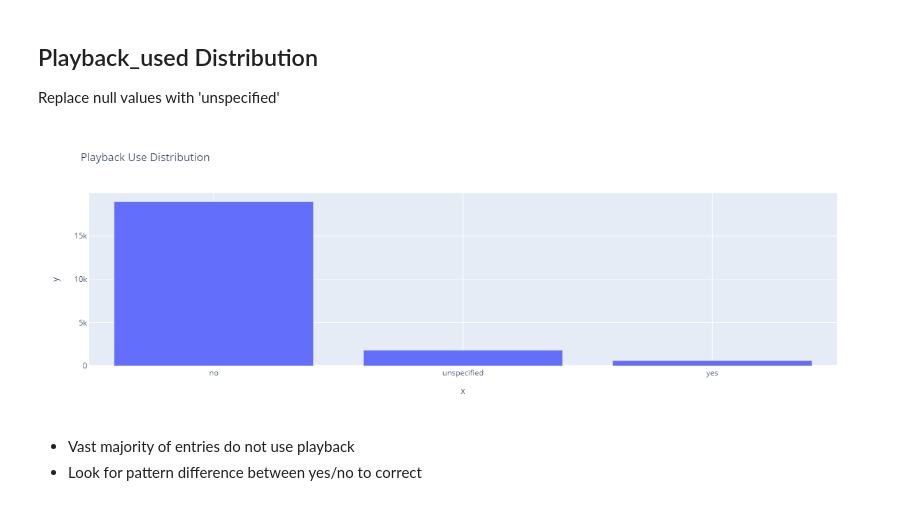
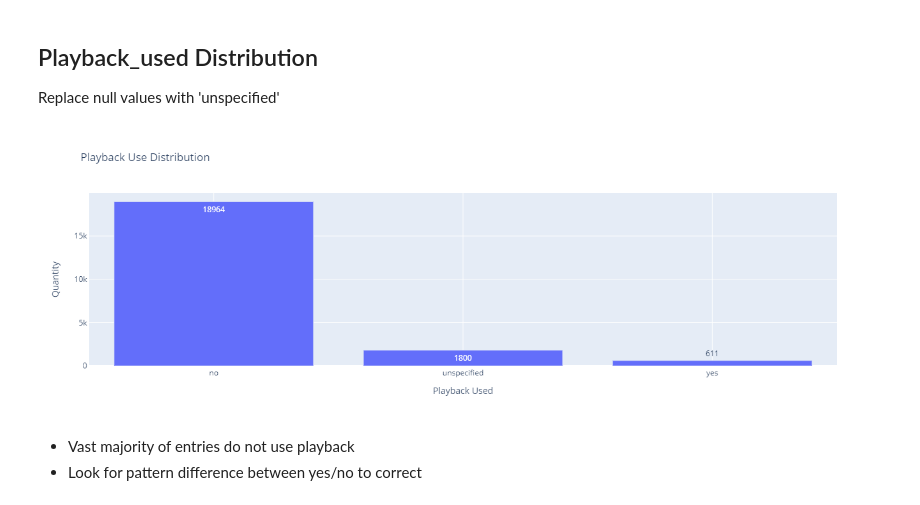
Before and after one commit to CSLukeW/Birdcall-Identification-EDA-FA, a Jupyter notebook: Notebooks/eda.ipynb, the cells around one changed output. Saved outputs shown, nothing was run; the diff lists cells and outputs as text; code cells hidden in the pictures.

```diff
--- a/Notebooks/eda.ipynb
+++ b/Notebooks/eda.ipynb
@@ -97,9 +97,9 @@ Replace null values with 'unspecified'
 # %%
 train['playback_used'].fillna('unspecified', inplace=True)
 counts = train['playback_used'].value_counts()
-xp.bar(x=counts.index, y=counts, title='Playback Use Distribution')
+xp.bar(x=counts.index, y=counts, text=counts, title='Playback Use Distribution', labels={'x':'Playback Used', 'y':'Quantity'})
 # %% [output]
-[figure, old version]
+[figure, new version]
 # %% [markdown]
 - Vast majority of entries do not use playback
 - Look for pattern difference between yes/no to correct
```
Also changed, not shown: parts of 3 cells of this notebook.
